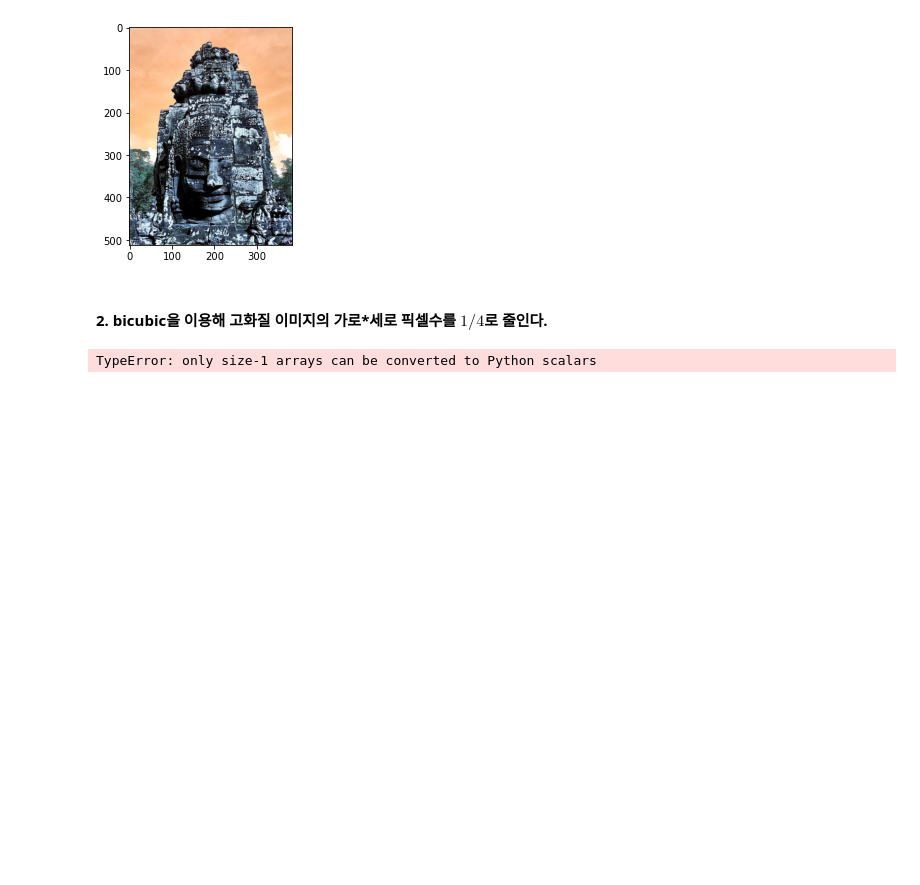
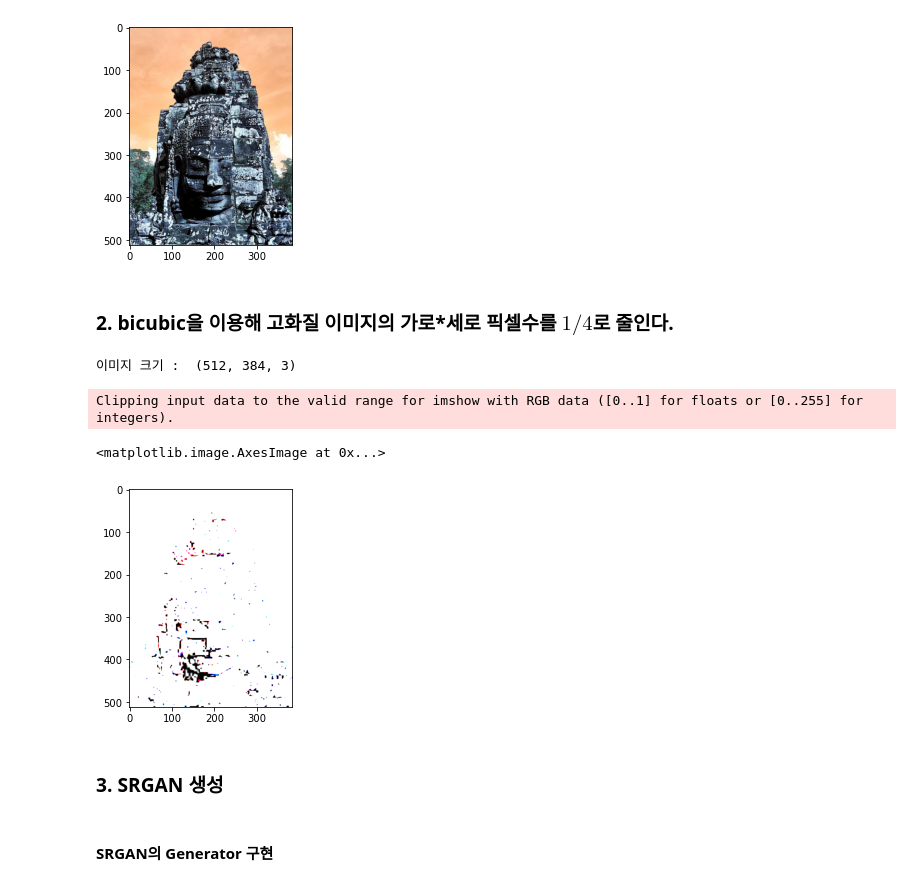
Before and after one commit to JeongeunJPark/AIFFEL_EX16_SRCNN, a Jupyter notebook: Exploration 16_흐린 사진을 선명하게.ipynb, the cells around one changed output. Drawn from its saved outputs; the diff is of its cells as text; code cells hidden in the pictures; blank space fills up the shorter version.

```diff
--- a/Exploration 16_흐린 사진을 선명하게.ipynb
+++ b/Exploration 16_흐린 사진을 선명하게.ipynb
@@ -53,4 +53,4 @@ plt.show()
 # %% [output]
 [figure]
 # %% [markdown]
-#### 2. bicubic을 이용해 고화질 이미지의 가로*세로 픽셀수를 $1/4$로 줄인다.
+### 2. bicubic을 이용해 고화질 이미지의 가로*세로 픽셀수를 $1/4$로 줄인다.
@@ -70,7 +57,17 @@ def interpolation_xn(image, n):
-# %%
-quarter_image = interpolation_xn(origin, 4)
-
-plt.imshow(quarter_image)
-plt.show()
-# %% [output]
-TypeError: only size-1 arrays can be converted to Python scalars
+# %%
+print('이미지 크기 : ', origin.shape)
+# %% [output]
+이미지 크기 :  (512, 384, 3)
+# %%
+import tensorflow as tf
+
+origin_x4 = tf.image.resize(origin, [512//4, 384//4], "bicubic")
+origin_x4 = tf.image.resize(origin_x4, [512,384], "bicubic")
+
+plt.imshow(origin_x4)
+# %% [output]
+Clipping input data to the valid range for imshow with RGB data ([0..1] for floats or [0..255] for integers).
+<matplotlib.image.AxesImage at 0x...>
+[figure, added]
+# %% [markdown]
+### 3. SRGAN 생성
@@ -76,0 +88,2 @@ TypeError: only size-1 arrays can be converted to Python scalars
+# %% [markdown]
+#### SRGAN의 Generator 구현
```
Also changed, not shown: parts of 12 cells of this notebook.
